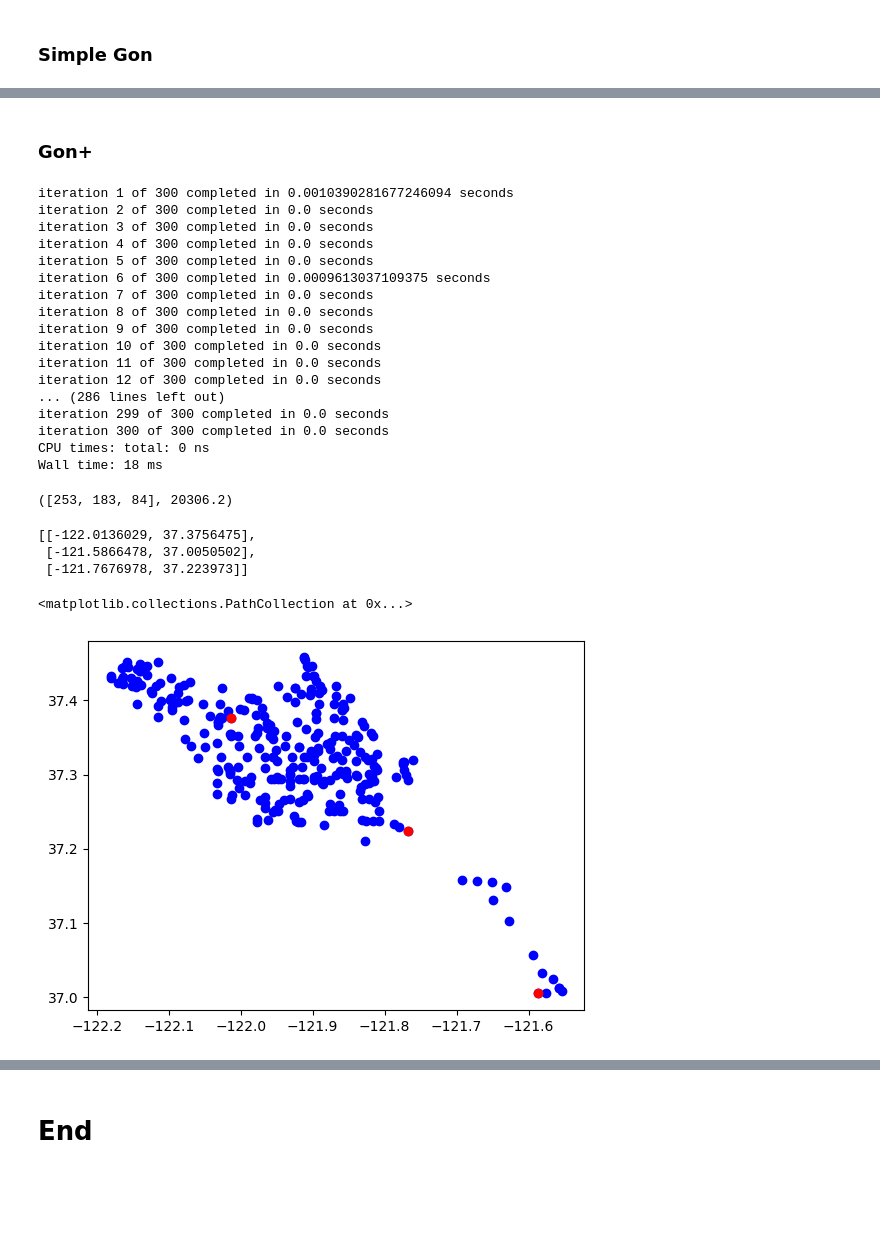
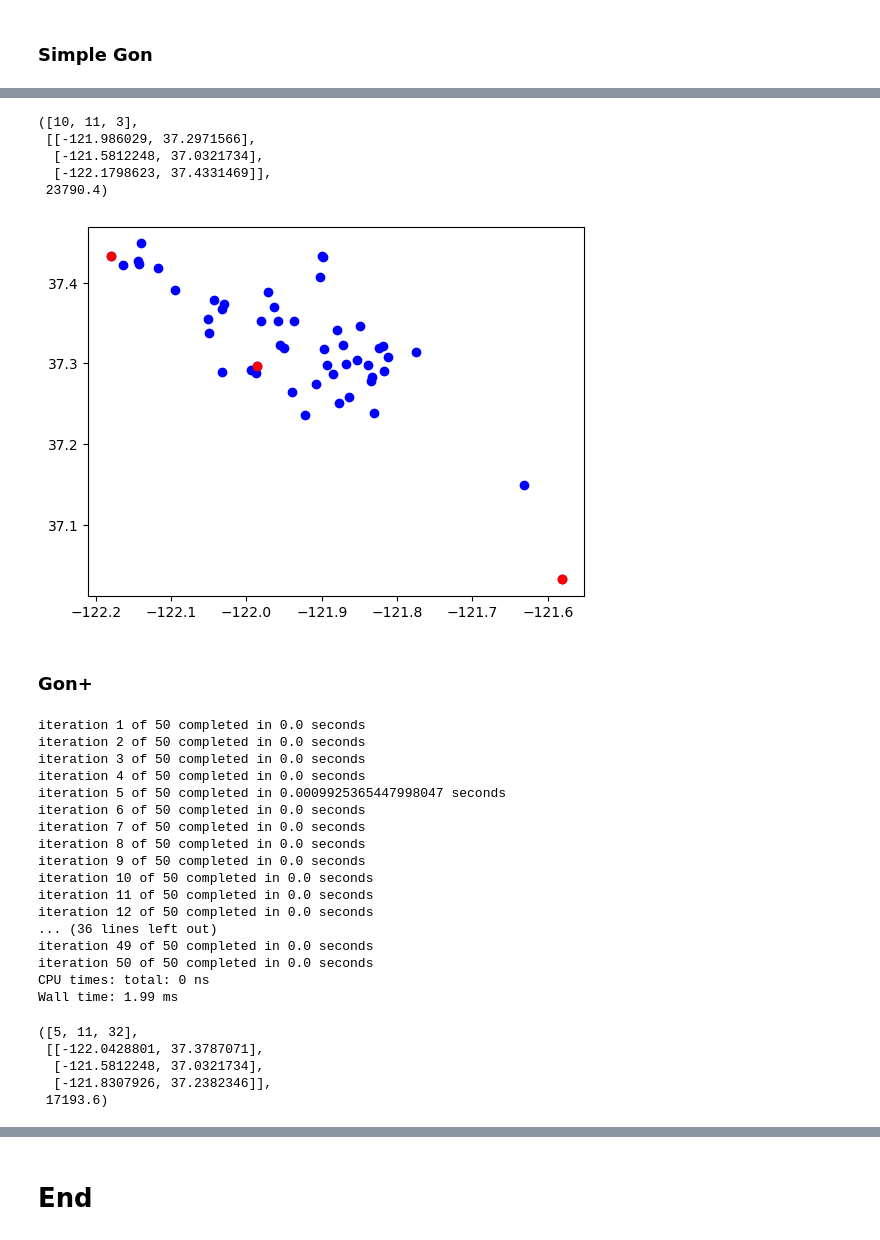
Before and after one commit to marco-scatassi/GeoSpatial-analysis, a Jupyter notebook: notebooks/p-center_facility_location.ipynb, the cells around one changed output, grey strips where cells are left out. Saved outputs shown, nothing was run; the diff lists cells and outputs as text; code cells hidden in the pictures; blank space fills up the shorter version.

```diff
--- a/notebooks/p-center_facility_location.ipynb
+++ b/notebooks/p-center_facility_location.ipynb
@@ -526,40 +524,43 @@ plt.scatter([x for x in np.array(solution_locations)[:,0]], [x for x in np.array
+# %%
+fl.locations_index, fl.locations_coordinates, fl.solution_value
+# %% [output]
+([10, 11, 3],
+ [[-121.986029, 37.2971566],
+  [-121.5812248, 37.0321734],
+  [-122.1798623, 37.4331469]],
+ 23790.4)
+# %%
+fl.plot()
+# %% [output]
+[figure, added]
 # %% [markdown]
 ### Gon+
 # %%
 %%time
-C_plus, d_plus = gon(candidate_locations, geo_df_list_sample, distance_matrix, mode="plus", n_trial=demand_points)
+fl.solve(mode = "approx", algorithm="gon_plus", n_trial=demand_points)
 # %% [output]
-iteration 1 of 300 completed in 0.0010390281677246094 seconds
-iteration 2 of 300 completed in 0.0 seconds
-iteration 3 of 300 completed in 0.0 seconds
-iteration 4 of 300 completed in 0.0 seconds
-iteration 5 of 300 completed in 0.0 seconds
-iteration 6 of 300 completed in 0.0009613037109375 seconds
-iteration 7 of 300 completed in 0.0 seconds
-iteration 8 of 300 completed in 0.0 seconds
-iteration 9 of 300 completed in 0.0 seconds
-iteration 10 of 300 completed in 0.0 seconds
-iteration 11 of 300 completed in 0.0 seconds
-iteration 12 of 300 completed in 0.0 seconds
-... (286 lines left out)
-iteration 299 of 300 completed in 0.0 seconds
-iteration 300 of 300 completed in 0.0 seconds
+iteration 1 of 50 completed in 0.0 seconds
+iteration 2 of 50 completed in 0.0 seconds
+iteration 3 of 50 completed in 0.0 seconds
+iteration 4 of 50 completed in 0.0 seconds
+iteration 5 of 50 completed in 0.0009925365447998047 seconds
+iteration 6 of 50 completed in 0.0 seconds
+iteration 7 of 50 completed in 0.0 seconds
+iteration 8 of 50 completed in 0.0 seconds
+iteration 9 of 50 completed in 0.0 seconds
+iteration 10 of 50 completed in 0.0 seconds
+iteration 11 of 50 completed in 0.0 seconds
+iteration 12 of 50 completed in 0.0 seconds
+... (36 lines left out)
+iteration 49 of 50 completed in 0.0 seconds
+iteration 50 of 50 completed in 0.0 seconds
 CPU times: total: 0 ns
-Wall time: 18 ms
+Wall time: 1.99 ms
-# %%
-C_plus, d_plus
-# %% [output]
-([253, 183, 84], 20306.2)
-# %%
-solution_locations = [geo_df_list_sample[i] for i in C_plus]
-solution_locations
-# %% [output]
-[[-122.0136029, 37.3756475],
- [-121.5866478, 37.0050502],
- [-121.7676978, 37.223973]]
-# %%
-plt.scatter([x for x in np.array(geo_df_list_sample)[:,0]], [x for x in np.array(geo_df_list_sample)[:,1]], c = 'blue')
-plt.scatter([x for x in np.array(solution_locations)[:,0]], [x for x in np.array(solution_locations)[:,1]], c = 'red')
-# %% [output]
-<matplotlib.collections.PathCollection at 0x...>
-[figure, removed]
+# %%
+fl.locations_index, fl.locations_coordinates, fl.solution_value
+# %% [output]
+([5, 11, 32],
+ [[-122.0428801, 37.3787071],
+  [-121.5812248, 37.0321734],
+  [-121.8307926, 37.2382346]],
+ 17193.6)
```
Also changed, not shown: parts of 37 cells of this notebook.
